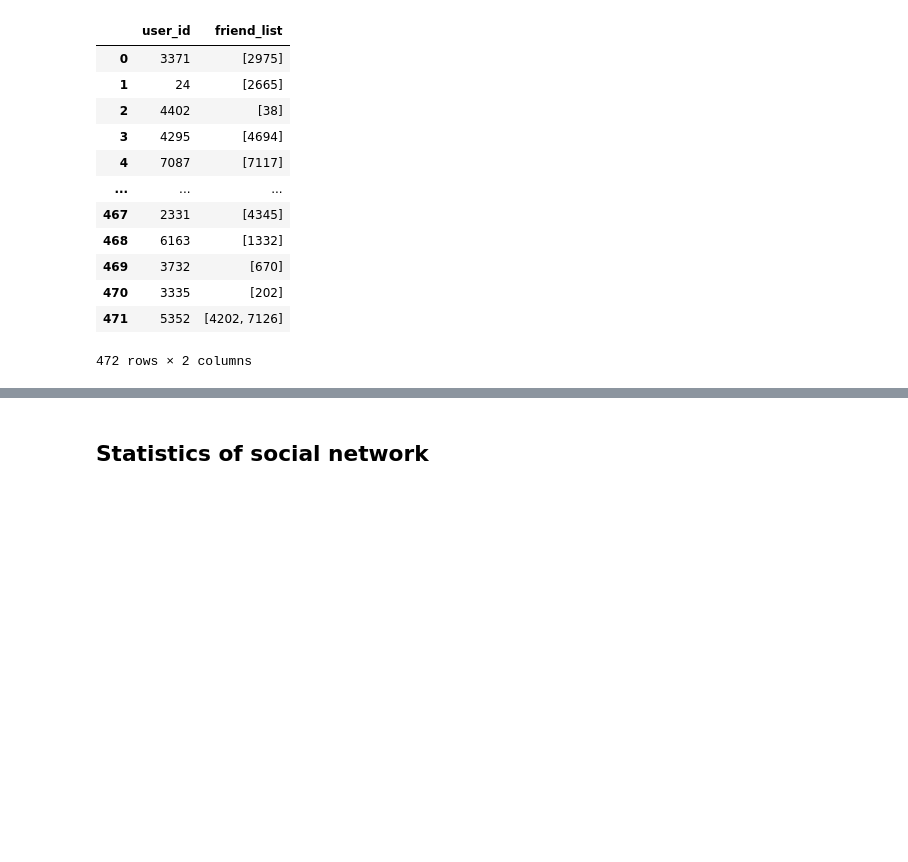
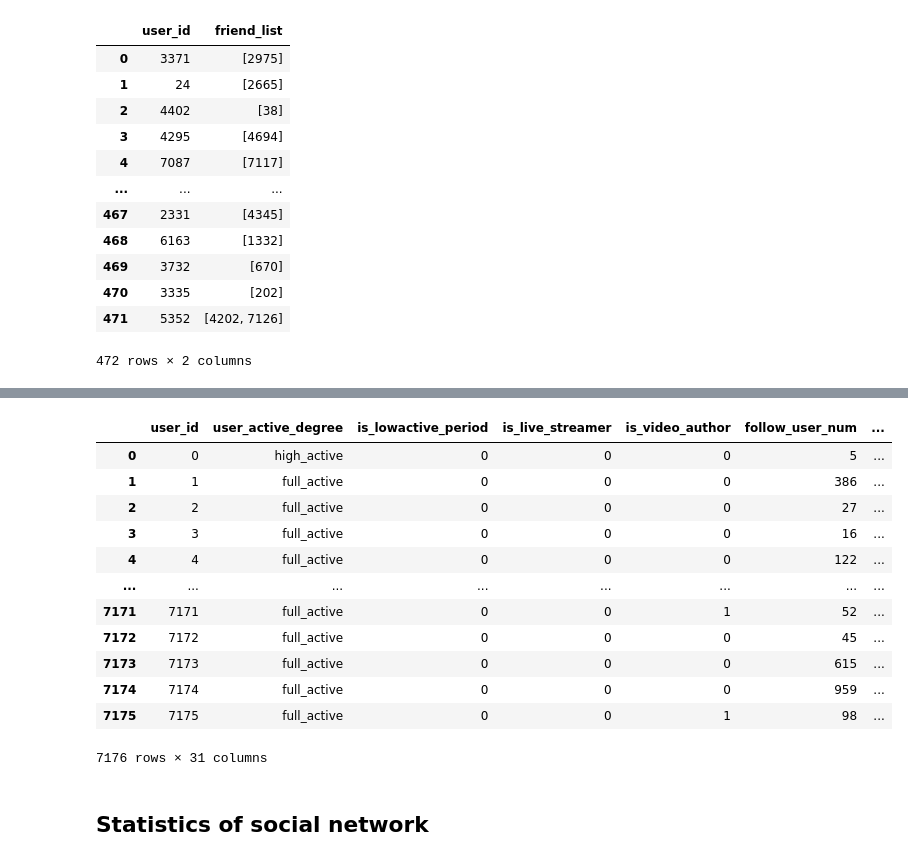
Before and after one commit to chongminggao/KuaiRec, a Jupyter notebook: get_statistics_bak.ipynb, the cells around one changed output, grey strips where cells are left out. Drawn from its saved outputs; the diff is of its cells as text; code cells hidden in the pictures; blank space fills up the shorter version.

```diff
--- a/get_statistics_bak.ipynb
+++ b/get_statistics_bak.ipynb
@@ -94,3 +118,19 @@ social_network
+# %%
+user_feat
+# %% [output]
+|  | user_id | user_active_degree | is_lowactive_period | is_live_streamer | is_video_author | follow_user_num | ... |
+| 0 | 0 | high_active | 0 | 0 | 0 | 5 | ... |
+| 1 | 1 | full_active | 0 | 0 | 0 | 386 | ... |
+| 2 | 2 | full_active | 0 | 0 | 0 | 27 | ... |
+| 3 | 3 | full_active | 0 | 0 | 0 | 16 | ... |
+| 4 | 4 | full_active | 0 | 0 | 0 | 122 | ... |
+| ... | ... | ... | ... | ... | ... | ... | ... |
+| 7171 | 7171 | full_active | 0 | 0 | 1 | 52 | ... |
+| 7172 | 7172 | full_active | 0 | 0 | 0 | 45 | ... |
+| 7173 | 7173 | full_active | 0 | 0 | 0 | 615 | ... |
+| 7174 | 7174 | full_active | 0 | 0 | 0 | 959 | ... |
+| 7175 | 7175 | full_active | 0 | 0 | 1 | 98 | ... |
+7176 rows × 31 columns
 # %%
 import seaborn as sns
 import matplotlib.pyplot as plt
```
Also changed, not shown: parts of 5 cells of this notebook, 4 other files.
